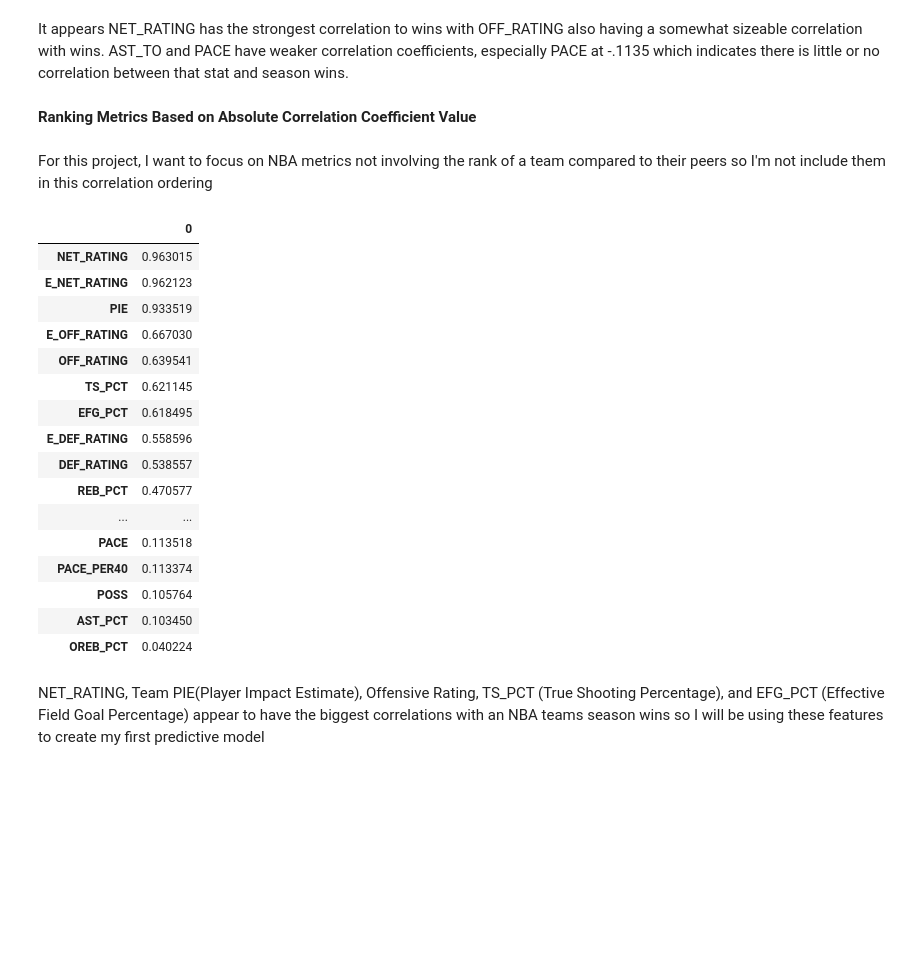
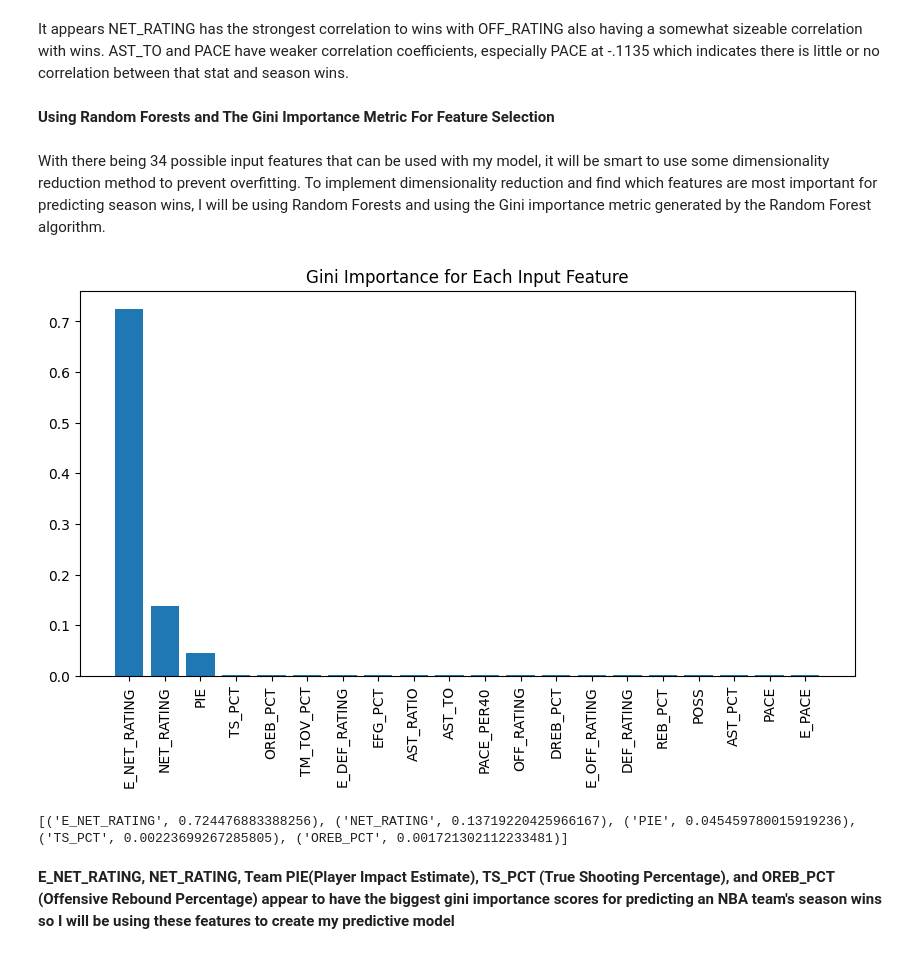
Before and after one commit to JLawrence04/Projects, a Jupyter notebook: NBA Season Wins Predictor/NBASeasonWinsPredictor.ipynb, the cells around one changed output. Drawn from its saved outputs; the diff is of its cells as text; code cells hidden in the pictures; blank space fills up the shorter version.

Commit message:
Using Gini Importance and Random Forests for feature selection

```diff
--- a/NBA Season Wins Predictor/NBASeasonWinsPredictor.ipynb
+++ b/NBA Season Wins Predictor/NBASeasonWinsPredictor.ipynb
@@ -185,35 +186,35 @@ for i in range(len(metrics)):
 [figure]
 # %% [markdown]
 It appears NET_RATING has the strongest correlation to wins with OFF_RATING also having a somewhat sizeable correlation with wins. AST_TO and PACE have weaker correlation coefficients, especially PACE at -.1135 which indicates there is little or no correlation between that stat and season wins.
-# %% [markdown]
-**Ranking Metrics Based on Absolute Correlation Coefficient Value**
-# %% [markdown]
-For this project, I want to focus on NBA metrics not involving the rank of a team compared to their peers so I'm not include them in this correlation ordering
-# %%
-corrs = {}
-for i in scaled_df.columns:
-    if 'RANK' in i:
-        continue
-    corrs[i] = abs(scaled_df[i].corr(y))
-corrs_df = pd.DataFrame.from_dict(corrs, orient='index')
-corrs_df.sort_values(by = 0, ascending=False)
-# %% [output]
-|  | 0 |
-| NET_RATING | 0.963015 |
-| E_NET_RATING | 0.962123 |
-| PIE | 0.933519 |
-| E_OFF_RATING | 0.667030 |
-| OFF_RATING | 0.639541 |
-| TS_PCT | 0.621145 |
-| EFG_PCT | 0.618495 |
-| E_DEF_RATING | 0.558596 |
-| DEF_RATING | 0.538557 |
-| REB_PCT | 0.470577 |
-| ... | ... |
-| PACE | 0.113518 |
-| PACE_PER40 | 0.113374 |
-| POSS | 0.105764 |
-| AST_PCT | 0.103450 |
-| OREB_PCT | 0.040224 |
+# %% [markdown]
+**Using Random Forests and The Gini Importance Metric For Feature Selection**
+# %% [markdown]
+With there being 34 possible input features that can be used with my model, it will be smart to use some dimensionality reduction method to prevent overfitting. To implement dimensionality reduction and find which features are most important for predicting season wins, I will be using Random Forests and using the Gini importance metric generated by the Random Forest algorithm.
+# %%
+forest = RandomForestRegressor(random_state=100) #Using random state for reproducability
+forest.fit(X,y)
+importance = forest.feature_importances_
+
+#Ordering the gini importance scores in descending order
+feature_importance = list(zip(importance,NBA_df.drop('W', axis=1).columns))
+feature_importance.sort(reverse= True)
+
+importance_lst = []
+feature_lst = []
+for i,j in feature_importance:
+    if 'RANK' in j: #For this project I want to focus on quantitative metrics and not categorical, so I'm taking out the rank metrics
+        continue
+    importance_lst.append(i)
+    feature_lst.append(j)
+
+plt.figure(figsize=(10,5))
+plt.bar(range(len(importance_lst)), importance_lst)
+plt.xticks(range(len(feature_lst)),feature_lst, rotation = 90)
+plt.title('Gini Importance for Each Input Feature')
+plt.show()
+print(list(zip(feature_lst[:5],importance_lst[:5])))
+# %% [output]
+[figure, added]
+[('E_NET_RATING', 0.724476883388256), ('NET_RATING', 0.13719220425966167), ('PIE', 0.045459780015919236), ('TS_PCT', 0.00223699267285805), ('OREB_PCT', 0.001721302112233481)]
 # %% [markdown]
-NET_RATING, Team PIE(Player Impact Estimate), Offensive Rating, TS_PCT (True Shooting Percentage), and EFG_PCT (Effective Field Goal Percentage) appear to have the biggest correlations with an NBA teams season wins so I will be using these features to create my first predictive model
+**E_NET_RATING, NET_RATING, Team PIE(Player Impact Estimate), TS_PCT (True Shooting Percentage), and OREB_PCT (Offensive Rebound Percentage) appear to have the biggest gini importance scores for predicting an NBA team's season wins so I will be using these features to create my predictive model**
```
Also changed, not shown: parts of 2 cells of this notebook.
